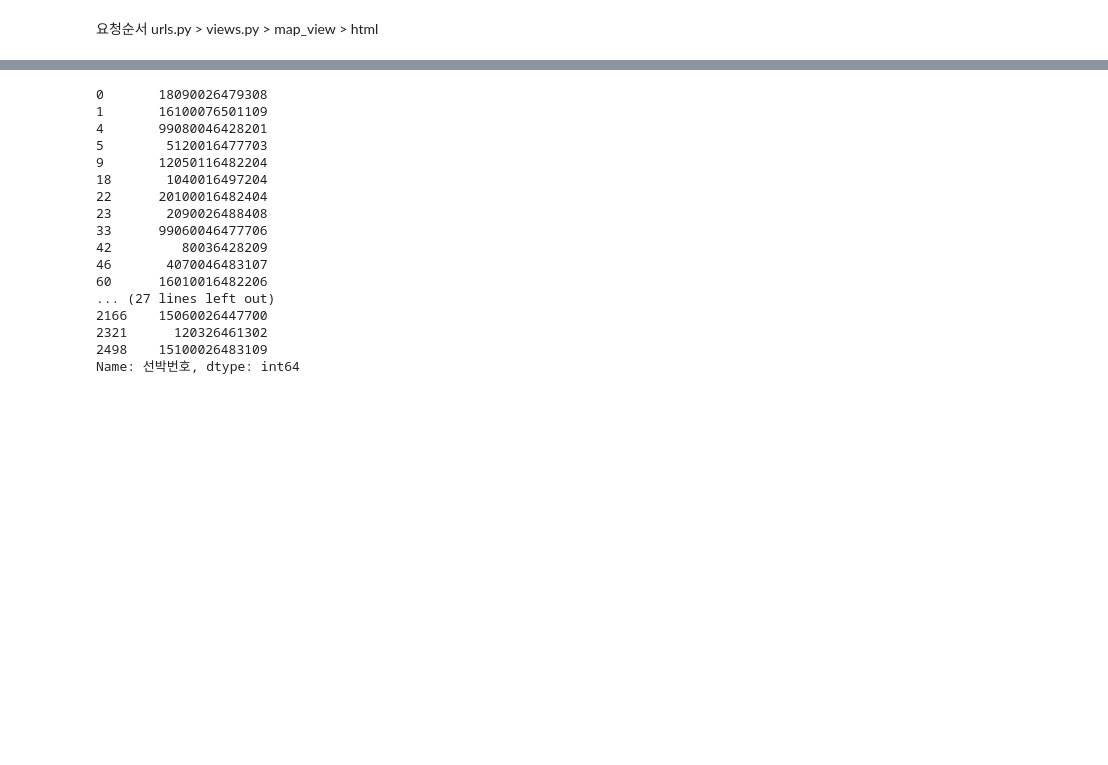
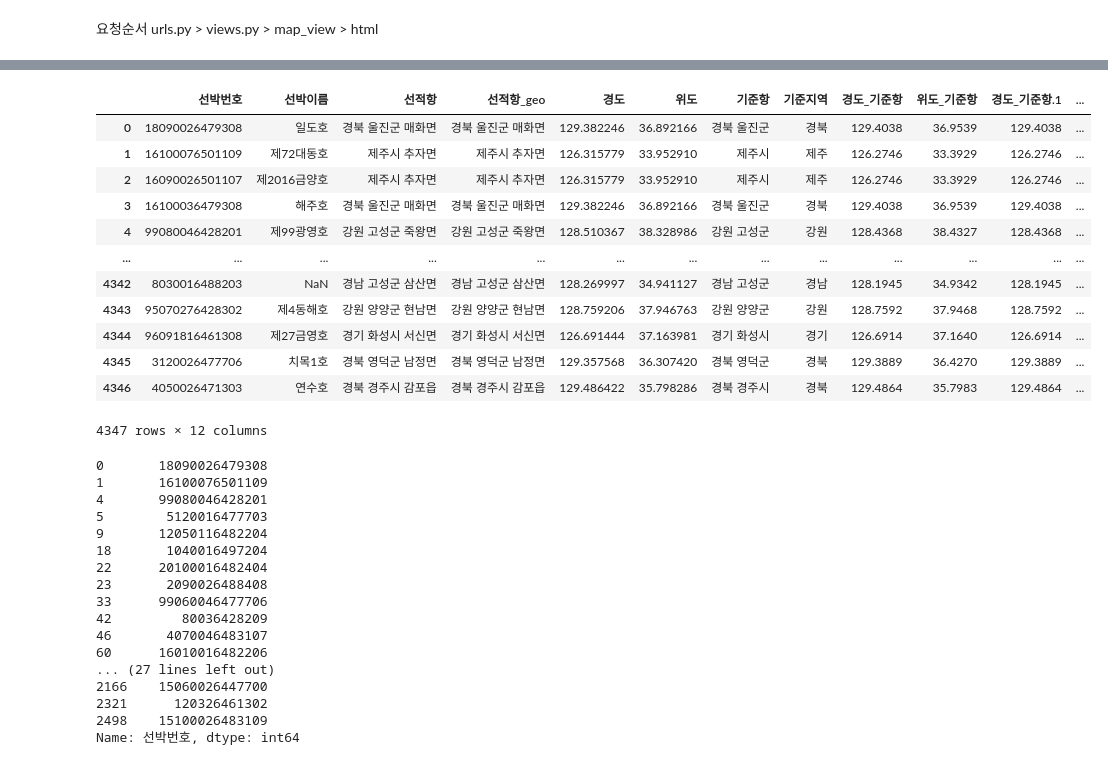
Before and after one commit to chjomoon/fishery_data, a Jupyter notebook: web_pjt/web_app/map_view/03_지도시각화v2.ipynb, the cells around one changed output, grey strips where cells are left out. Saved outputs shown, nothing was run; the diff lists cells and outputs as text; code cells hidden in the pictures; blank space fills up the shorter version.

```diff
--- a/web_pjt/web_app/map_view/03_지도시각화v2.ipynb
+++ b/web_pjt/web_app/map_view/03_지도시각화v2.ipynb
@@ -50,0 +189,5 @@ memory usage: 203.9+ KB
+# %%
+pd.set_option('display.max_rows', None)
+pd.set_option('display.max_columns', None)
+
+print(f_df.groupby('기준항')[['경도', '위도']].median().round(4))
@@ -57,6 +239,22 @@ region_coords
 
 fish_df = fish_df.merge(region_coords, on='기준항', suffixes=('', '_기준항'))
 fish_df.to_csv('./files/vessel_info.csv',index=False)
+# %%
+fish_df
+# %% [output]
+|  | 선박번호 | 선박이름 | 선적항 | 선적항_geo | 경도 | 위도 | 기준항 | 기준지역 | 경도_기준항 | 위도_기준항 | 경도_기준항.1 | ... |
+| 0 | 18090026479308 | 일도호 | 경북 울진군 매화면 | 경북 울진군 매화면 | 129.382246 | 36.892166 | 경북 울진군 | 경북 | 129.4038 | 36.9539 | 129.4038 | ... |
+| 1 | 16100076501109 | 제72대동호 | 제주시 추자면 | 제주시 추자면 | 126.315779 | 33.952910 | 제주시 | 제주 | 126.2746 | 33.3929 | 126.2746 | ... |
+| 2 | 16090026501107 | 제2016금양호 | 제주시 추자면 | 제주시 추자면 | 126.315779 | 33.952910 | 제주시 | 제주 | 126.2746 | 33.3929 | 126.2746 | ... |
+| 3 | 16100036479308 | 해주호 | 경북 울진군 매화면 | 경북 울진군 매화면 | 129.382246 | 36.892166 | 경북 울진군 | 경북 | 129.4038 | 36.9539 | 129.4038 | ... |
+| 4 | 99080046428201 | 제99광영호 | 강원 고성군 죽왕면 | 강원 고성군 죽왕면 | 128.510367 | 38.328986 | 강원 고성군 | 강원 | 128.4368 | 38.4327 | 128.4368 | ... |
+| ... | ... | ... | ... | ... | ... | ... | ... | ... | ... | ... | ... | ... |
+| 4342 | 8030016488203 | NaN | 경남 고성군 삼산면 | 경남 고성군 삼산면 | 128.269997 | 34.941127 | 경남 고성군 | 경남 | 128.1945 | 34.9342 | 128.1945 | ... |
+| 4343 | 95070276428302 | 제4동해호 | 강원 양양군 현남면 | 강원 양양군 현남면 | 128.759206 | 37.946763 | 강원 양양군 | 강원 | 128.7592 | 37.9468 | 128.7592 | ... |
+| 4344 | 96091816461308 | 제27금영호 | 경기 화성시 서신면 | 경기 화성시 서신면 | 126.691444 | 37.163981 | 경기 화성시 | 경기 | 126.6914 | 37.1640 | 126.6914 | ... |
+| 4345 | 3120026477706 | 치목1호 | 경북 영덕군 남정면 | 경북 영덕군 남정면 | 129.357568 | 36.307420 | 경북 영덕군 | 경북 | 129.3889 | 36.4270 | 129.3889 | ... |
+| 4346 | 4050026471303 | 연수호 | 경북 경주시 감포읍 | 경북 경주시 감포읍 | 129.486422 | 35.798286 | 경북 경주시 | 경북 | 129.4864 | 35.7983 | 129.4864 | ... |
+4347 rows × 12 columns
 # %%
 fish_df = pd.read_csv('./files/vessel_info.csv')
 # %%
```
Also changed, not shown: parts of 17 cells of this notebook, 11 other files.
